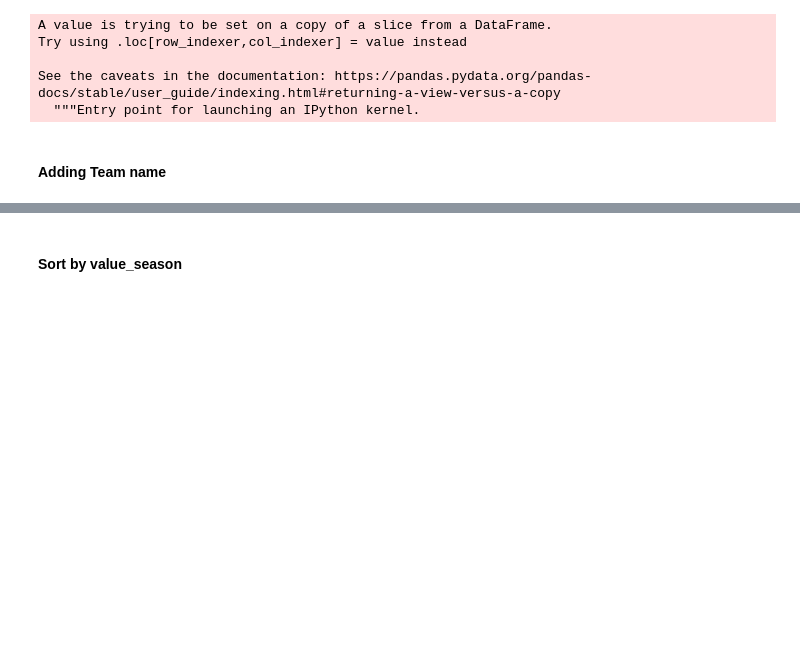
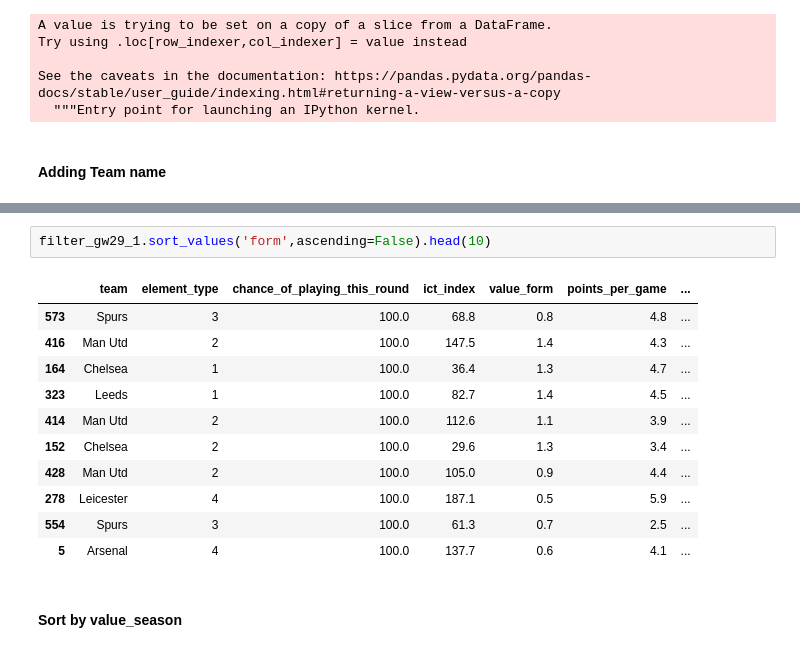
Before and after one commit to tomthomas/FPL-Scrape, a Jupyter notebook: FPL_API.ipynb, the cells around one changed output, grey strips where cells are left out. Saved outputs shown, nothing was run; the diff lists cells and outputs as text; blank space fills up the shorter version.

```diff
--- a/FPL_API.ipynb
+++ b/FPL_API.ipynb
@@ -212,3 +269,17 @@ filter_elements_df.head()
+# %%
+filter_gw29_1.sort_values('form',ascending=False).head(10)
+# %% [output]
+|  | team | element_type | chance_of_playing_this_round | ict_index | value_form | points_per_game | ... |
+| 573 | Spurs | 3 | 100.0 | 68.8 | 0.8 | 4.8 | ... |
+| 416 | Man Utd | 2 | 100.0 | 147.5 | 1.4 | 4.3 | ... |
+| 164 | Chelsea | 1 | 100.0 | 36.4 | 1.3 | 4.7 | ... |
+| 323 | Leeds | 1 | 100.0 | 82.7 | 1.4 | 4.5 | ... |
+| 414 | Man Utd | 2 | 100.0 | 112.6 | 1.1 | 3.9 | ... |
+| 152 | Chelsea | 2 | 100.0 | 29.6 | 1.3 | 3.4 | ... |
+| 428 | Man Utd | 2 | 100.0 | 105.0 | 0.9 | 4.4 | ... |
+| 278 | Leicester | 4 | 100.0 | 187.1 | 0.5 | 5.9 | ... |
+| 554 | Spurs | 3 | 100.0 | 61.3 | 0.7 | 2.5 | ... |
+| 5 | Arsenal | 4 | 100.0 | 137.7 | 0.6 | 4.1 | ... |
 # %% [markdown]
 #### Sort by value_season
 # %%
```
Also changed, not shown: parts of 19 cells of this notebook.
